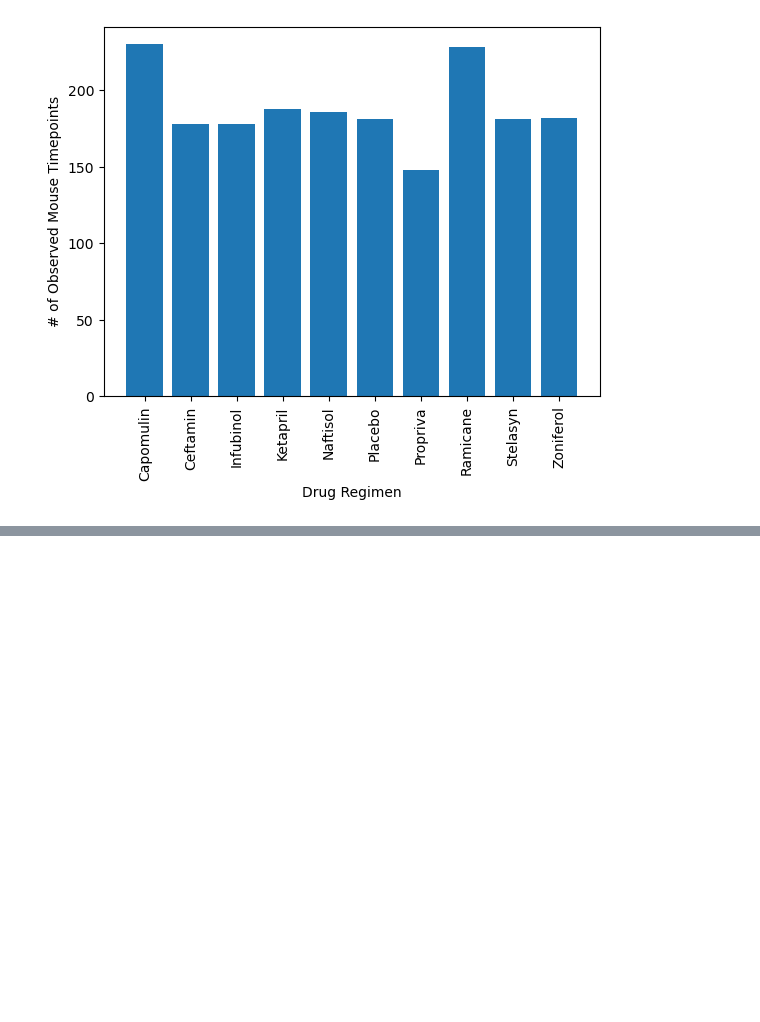
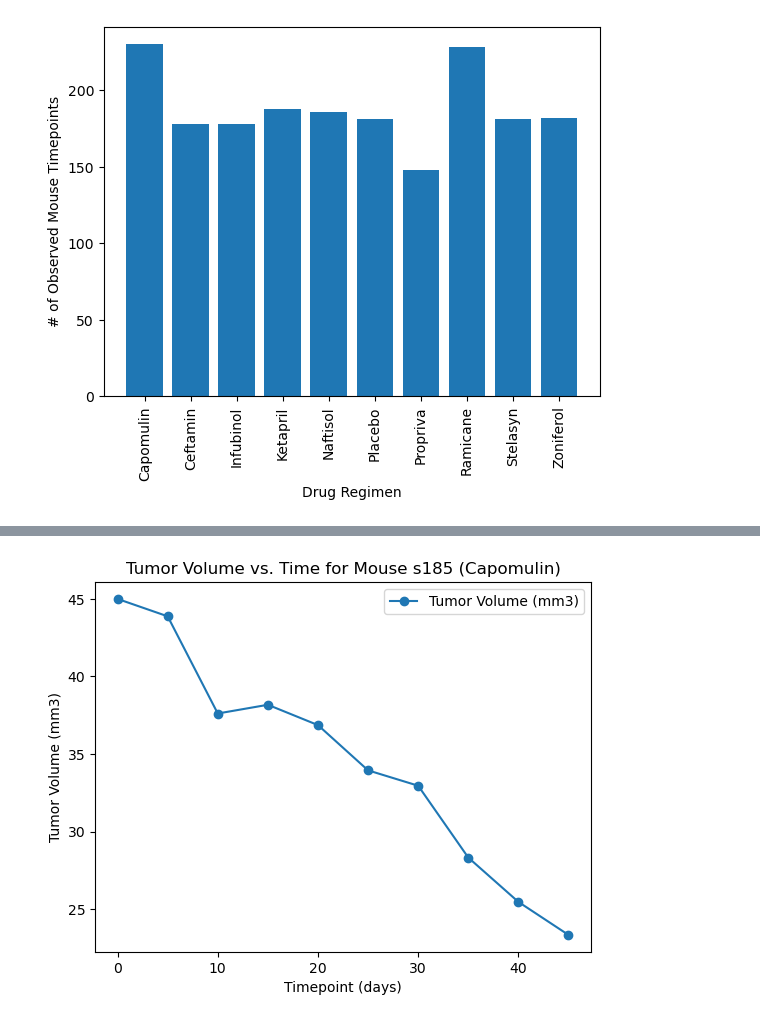
Before and after one commit to yeagernolan19/data_visualization, a Jupyter notebook: Pymaceuticals/pymaceuticals_work.ipynb, the cells around one changed output, grey strips where cells are left out. Saved outputs shown, nothing was run; the diff lists cells and outputs as text; code cells hidden in the pictures; blank space fills up the shorter version.

```diff
--- a/Pymaceuticals/pymaceuticals_work.ipynb
+++ b/Pymaceuticals/pymaceuticals_work.ipynb
@@ -142,0 +235,11 @@ plt.ylabel='Sex'
+# %%
+mouse_data = experiment_data.loc[(experiment_data['Drug Regimen'] == 'Capomulin') & (experiment_data['Mouse ID'] == 's185')]
+plot_data = mouse_data[['Timepoint', 'Tumor Volume (mm3)']]
+# %%
+plot_data.plot(x='Timepoint', y='Tumor Volume (mm3)', marker='o')
+plt.xlabel('Timepoint (days)')
+plt.ylabel('Tumor Volume (mm3)')
+plt.title('Tumor Volume vs. Time for Mouse s185 (Capomulin)')
+plt.show()
+# %% [output]
+[figure, added]
```
Also changed, not shown: parts of 25 cells of this notebook.
